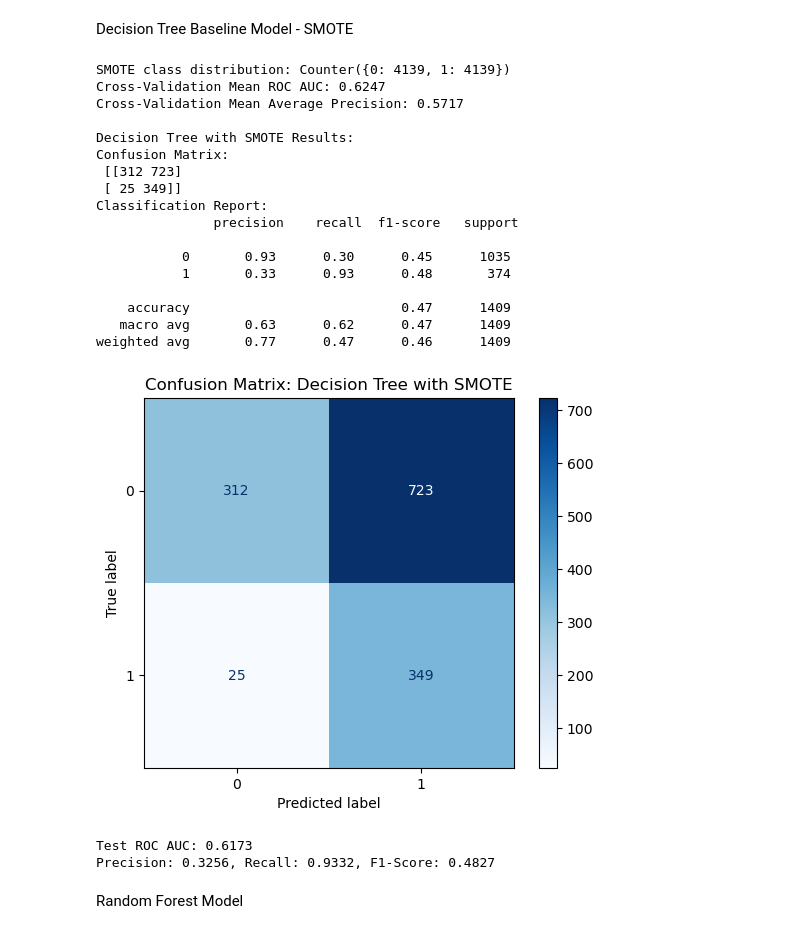
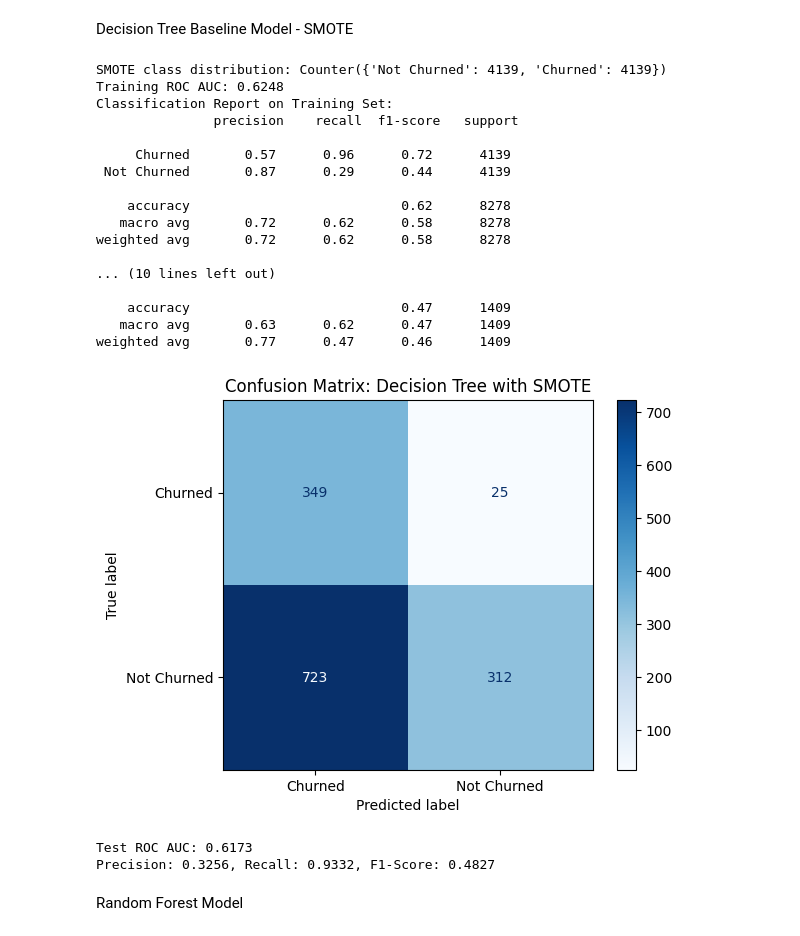
Before and after one commit to JasonCheung01/Telco-Churn, a Jupyter notebook: AML_Team_Project.ipynb, the cells around one changed output. Drawn from its saved outputs; the diff is of its cells as text; code cells hidden in the pictures.

```diff
--- a/AML_Team_Project.ipynb
+++ b/AML_Team_Project.ipynb
@@ -416,17 +410,15 @@ print("x_test Shape: ", x_test.shape)
 # %% [output]
 x_dev Shape:  (5634, 57)
 x_test Shape:  (1409, 57)
-# %%
-numerical_cols.append("Churn Score")
-
-x_dev[numerical_cols] = x_dev[numerical_cols].apply(pd.to_numeric, errors='coerce')
-x_test[numerical_cols] = x_test[numerical_cols].apply(pd.to_numeric, errors='coerce')
 # %%
 # Provided that we are using decision tree as our baseline and using Random Forest and XG Boost for our model, we will use Min Max Scaler
 # as that scale is best for these models
-minMax_Scaler = MinMaxScaler()
-x_dev[numerical_cols] = minMax_Scaler.fit_transform(x_dev[numerical_cols])
-x_test[numerical_cols] = minMax_Scaler.transform(x_test[numerical_cols])
+numerical_cols.append("Churn Score")
+
+for col in numerical_cols:
+    minMax_Scaler = MinMaxScaler()
+    x_dev[col] = minMax_Scaler.fit_transform(x_dev[[col]])
+    x_test[col] = minMax_Scaler.transform(x_test[[col]])
 # %%
 # Check for any correlation
 correlation_matrix = x_dev.corr()
@@ -543,6 +515,3 @@ Index(['Tenure Months', 'Monthly Charges', 'Churn Score', 'CLTV', 'Age',
-# %%
-y_dev = y_dev.apply(lambda x: 1 if x == 'Churned' else 0)
-y_test = y_test.apply(lambda x: 1 if x == 'Churned' else 0)
 # %% [markdown]
 Model Building and Training
 # %% [markdown]
@@ -614,7 +598,7 @@ print("SMOTE class distribution:", Counter(y_resampled_smote))
 
 dt_smote = DecisionTreeClassifier(
     max_depth=2,
-    min_samples_split=20,
+    min_samples_split=15,
     min_samples_leaf=10,
     max_features="sqrt",
     random_state=42,
@@ -625,54 +609,59 @@ scores = cross_validate(
     dt_smote,
     x_resampled_smote,
     y_resampled_smote,
     cv=5,
     scoring=['roc_auc', 'average_precision']
 )
 
-print(f"Cross-Validation Mean ROC AUC: {scores['test_roc_auc'].mean():.4f}")
-print(f"Cross-Validation Mean Average Precision: {scores['test_average_precision'].mean():.4f}")
+dt_smote.fit(x_resampled_smote, y_resampled_smote)
 
-dt_smote.fit(x_resampled_smote, y_resampled_smote)
+y_train_pred = dt_smote.predict(x_resampled_smote)
+y_train_prob = dt_smote.predict_proba(x_resampled_smote)[:, 1]
+roc_auc_train = roc_auc_score(y_resampled_smote, y_train_prob)
+
+print(f"Training ROC AUC: {roc_auc_train:.4f}")
+print("Classification Report on Training Set:\n", classification_report(y_resampled_smote, y_train_pred))
+
 y_pred_smote = dt_smote.predict(x_test)
 y_prob_smote = dt_smote.predict_proba(x_test)[:, 1]
 
-print("\nDecision Tree with SMOTE Results:")
+print("\nDecision Tree with SMOTE Results on Test Set:")
 conf_matrix = confusion_matrix(y_test, y_pred_smote)
-print("Confusion Matrix:\n", conf_matrix)
-print("Classification Report:\n", classification_report(y_test, y_pred_smote))
+print("Confusion Matrix on Test Set:\n", conf_matrix)
+print("Classification Report on Test Set:\n", classification_report(y_test, y_pred_smote))
 
 conf_matrix = confusion_matrix(y_test, y_pred_smote)
 disp = ConfusionMatrixDisplay(confusion_matrix=conf_matrix, display_labels=dt_smote.classes_)
 disp.plot(cmap=plt.cm.Blues)
 plt.title("Confusion Matrix: Decision Tree with SMOTE")
 plt.show()
 
 roc_auc = roc_auc_score(y_test, y_prob_smote)
-precision = precision_score(y_test, y_pred_smote, pos_label=1)
-recall = recall_score(y_test, y_pred_smote, pos_label=1)
-f1 = f1_score(y_test, y_pred_smote, pos_label=1)
+precision = precision_score(y_test, y_pred_smote, pos_label='Churned')
+recall = recall_score(y_test, y_pred_smote, pos_label='Churned')
+f1 = f1_score(y_test, y_pred_smote, pos_label='Churned')
 
 print(f"Test ROC AUC: {roc_auc:.4f}")
 print(f"Precision: {precision:.4f}, Recall: {recall:.4f}, F1-Score: {f1:.4f}")
 # %% [output]
-SMOTE class distribution: Counter({0: 4139, 1: 4139})
-Cross-Validation Mean ROC AUC: 0.6247
-Cross-Validation Mean Average Precision: 0.5717
-
-Decision Tree with SMOTE Results:
-Confusion Matrix:
- [[312 723]
- [ 25 349]]
-Classification Report:
+SMOTE class distribution: Counter({'Not Churned': 4139, 'Churned': 4139})
+Training ROC AUC: 0.6248
+Classification Report on Training Set:
                precision    recall  f1-score   support
 
-           0       0.93      0.30      0.45      1035
-           1       0.33      0.93      0.48       374
+     Churned       0.57      0.96      0.72      4139
+ Not Churned       0.87      0.29      0.44      4139
+
+    accuracy                           0.62      8278
+   macro avg       0.72      0.62      0.58      8278
+weighted avg       0.72      0.62      0.58      8278
+
+... (10 lines left out)
 
     accuracy                           0.47      1409
    macro avg       0.63      0.62      0.47      1409
 weighted avg       0.77      0.47      0.46      1409
-[figure, old version]
+[figure, new version]
 Test ROC AUC: 0.6173
 Precision: 0.3256, Recall: 0.9332, F1-Score: 0.4827
 # %% [markdown]
```
Also changed, not shown: parts of 7 cells of this notebook.
